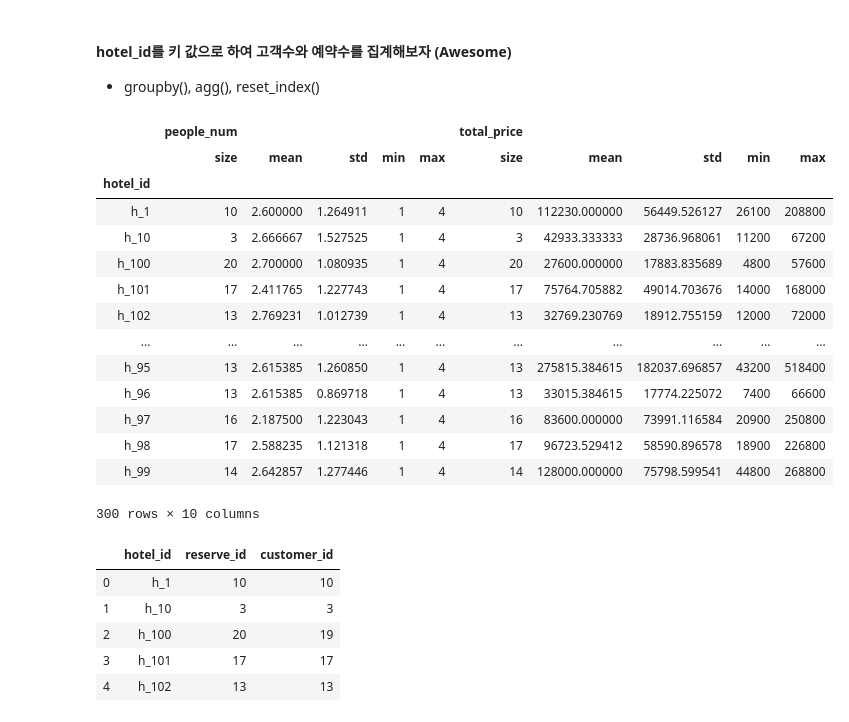
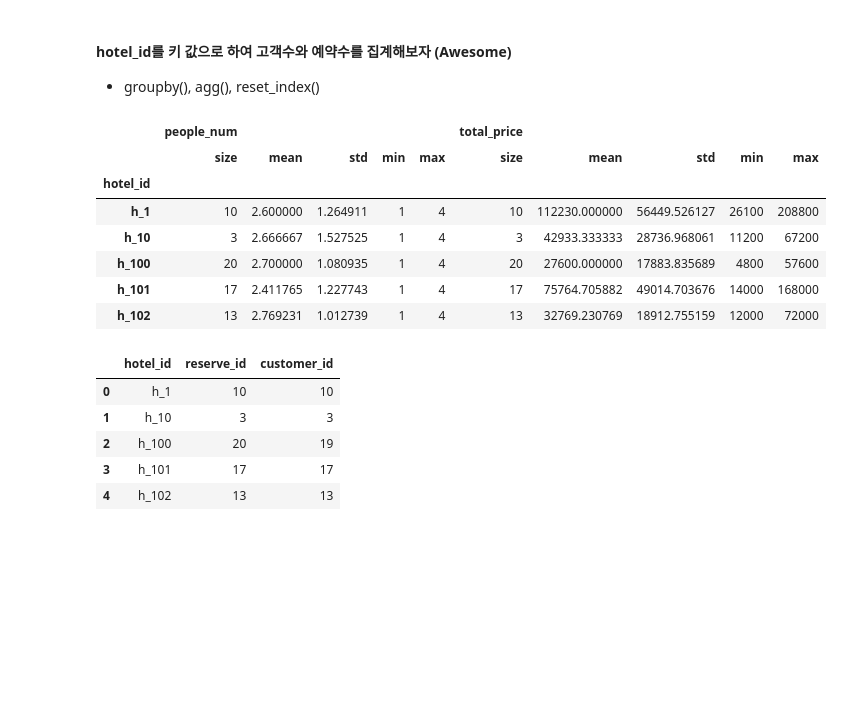
Before and after one commit to suhyun-cho/study, a Jupyter notebook: Data-Preprocessing/003_aggregation.ipynb, the cells around one changed output. Cells and saved outputs as stored; diff of their text form; code cells hidden in the pictures; blank space fills up the shorter version.

```diff
--- a/Data-Preprocessing/003_aggregation.ipynb
+++ b/Data-Preprocessing/003_aggregation.ipynb
@@ -79,23 +79,16 @@ pd.merge(rsv_cnt_tb, cus_cnt_tb, on='hotel_id').head()
 * groupby(), agg(), reset_index()
 # %%
 # agg함수를 사용해서 통계량 구하기
-reserve_tb.groupby('hotel_id').agg(['size','mean','std','min','max'])
+reserve_tb.groupby('hotel_id').agg(['size','mean','std','min','max']).head()
 # %% [output]
 |  | people_num |  |  |  |  | total_price |  |  |  |  |
 |  | size | mean | std | min | max | size | mean | std | min | max |
 | hotel_id |  |  |  |  |  |  |  |  |  |  |
 | h_1 | 10 | 2.600000 | 1.264911 | 1 | 4 | 10 | 112230.000000 | 56449.526127 | 26100 | 208800 |
 | h_10 | 3 | 2.666667 | 1.527525 | 1 | 4 | 3 | 42933.333333 | 28736.968061 | 11200 | 67200 |
 | h_100 | 20 | 2.700000 | 1.080935 | 1 | 4 | 20 | 27600.000000 | 17883.835689 | 4800 | 57600 |
 | h_101 | 17 | 2.411765 | 1.227743 | 1 | 4 | 17 | 75764.705882 | 49014.703676 | 14000 | 168000 |
 | h_102 | 13 | 2.769231 | 1.012739 | 1 | 4 | 13 | 32769.230769 | 18912.755159 | 12000 | 72000 |
-| ... | ... | ... | ... | ... | ... | ... | ... | ... | ... | ... |
-| h_95 | 13 | 2.615385 | 1.260850 | 1 | 4 | 13 | 275815.384615 | 182037.696857 | 43200 | 518400 |
-| h_96 | 13 | 2.615385 | 0.869718 | 1 | 4 | 13 | 33015.384615 | 17774.225072 | 7400 | 66600 |
-| h_97 | 16 | 2.187500 | 1.223043 | 1 | 4 | 16 | 83600.000000 | 73991.116584 | 20900 | 250800 |
-| h_98 | 17 | 2.588235 | 1.121318 | 1 | 4 | 17 | 96723.529412 | 58590.896578 | 18900 | 226800 |
-| h_99 | 14 | 2.642857 | 1.277446 | 1 | 4 | 14 | 128000.000000 | 75798.599541 | 44800 | 268800 |
-300 rows × 10 columns
 # %%
 # rserve_id를 대상으로 count 함수를 적용
 # customer_id를 대상으로 ununique함수를 적용
```
Also changed, not shown: parts of 13 cells of this notebook.
